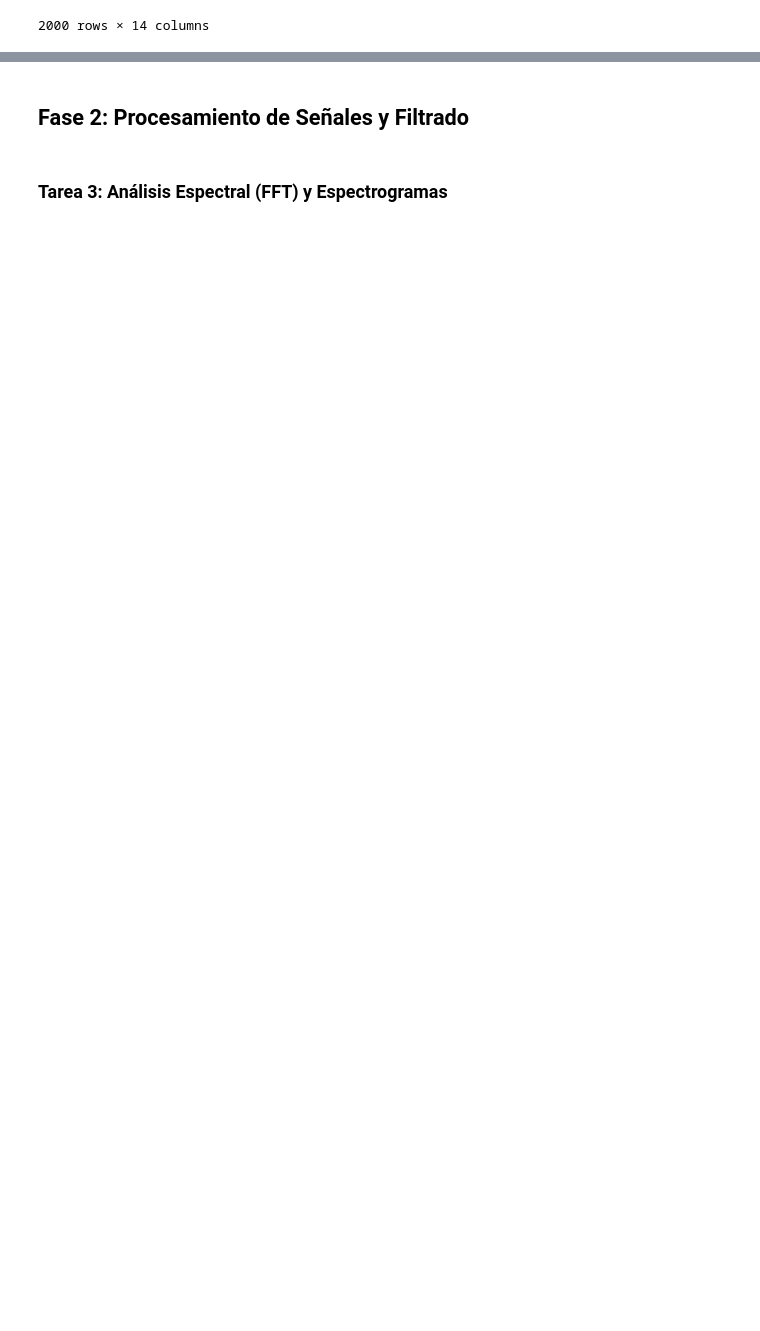
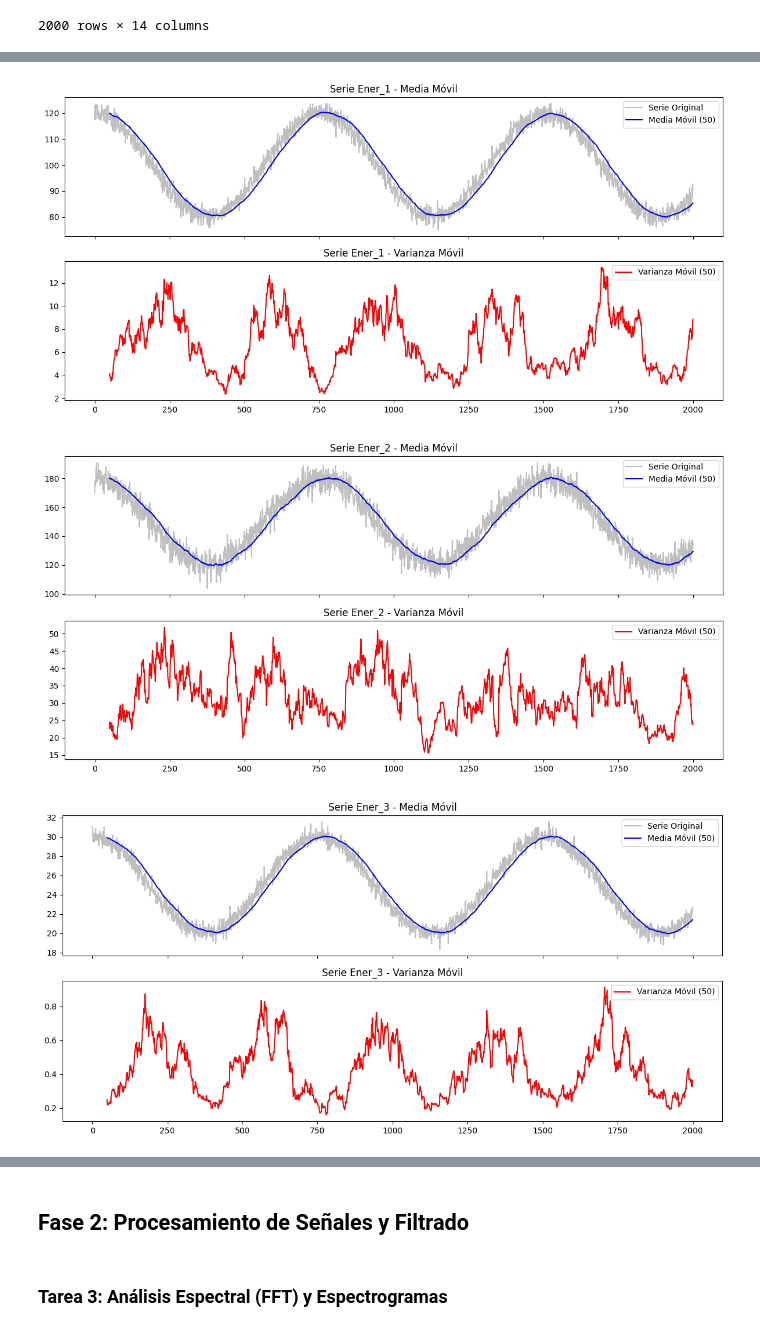
Before and after one commit to nceballosp/los_falsos_positivos_taller_practico_03, a Jupyter notebook: notebooks/taller_practico_03.ipynb, the cells around one changed output, grey strips where cells are left out. Drawn from its saved outputs; the diff is of its cells as text; code cells hidden in the pictures; blank space fills up the shorter version.

```diff
--- a/notebooks/taller_practico_03.ipynb
+++ b/notebooks/taller_practico_03.ipynb
@@ -74,0 +183,28 @@ df_ener
+# %%
+window_size = 50
+
+if len(non_stationary_cols) > 0:
+    for col in non_stationary_cols:
+        df_ener[f'{col}_Media_Movil'] = df_ener[col].rolling(window=window_size).mean()
+        df_ener[f'{col}_Varianza_Movil'] = df_ener[col].rolling(window=window_size).var()
+
+        # Graficar media y varianza móvil
+        fig, ax = plt.subplots(2, 1, figsize=(12, 6), sharex=True)
+
+        ax[0].plot(df_ener[col], label='Serie Original', color='gray', alpha=0.5)
+        ax[0].plot(df_ener[f'{col}_Media_Movil'], label=f'Media Móvil ({window_size})', color='blue')
+        ax[0].set_title(f'Serie {col} - Media Móvil')
+        ax[0].legend()
+
+        ax[1].plot(df_ener[f'{col}_Varianza_Movil'], label=f'Varianza Móvil ({window_size})', color='red')
+        ax[1].set_title(f'Serie {col} - Varianza Móvil')
+        ax[1].legend()
+
+        plt.tight_layout()
+        plt.show()
+else:
+    print("Todas las series resultaron ser estacionarias al nivel alpha = 0.05.")
+# %% [output]
+[figure, added]
+[figure, added]
+[figure, added]
```
Also changed, not shown: parts of 13 cells of this notebook.
